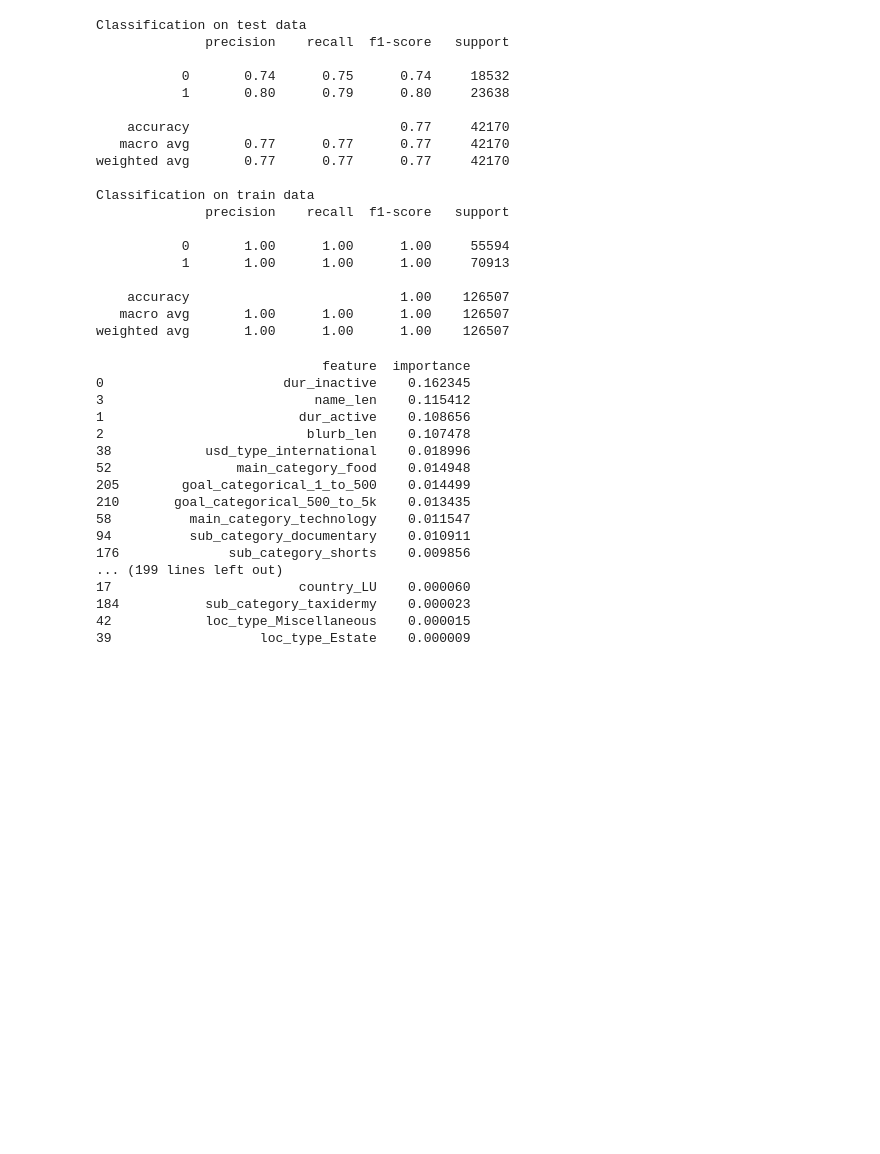
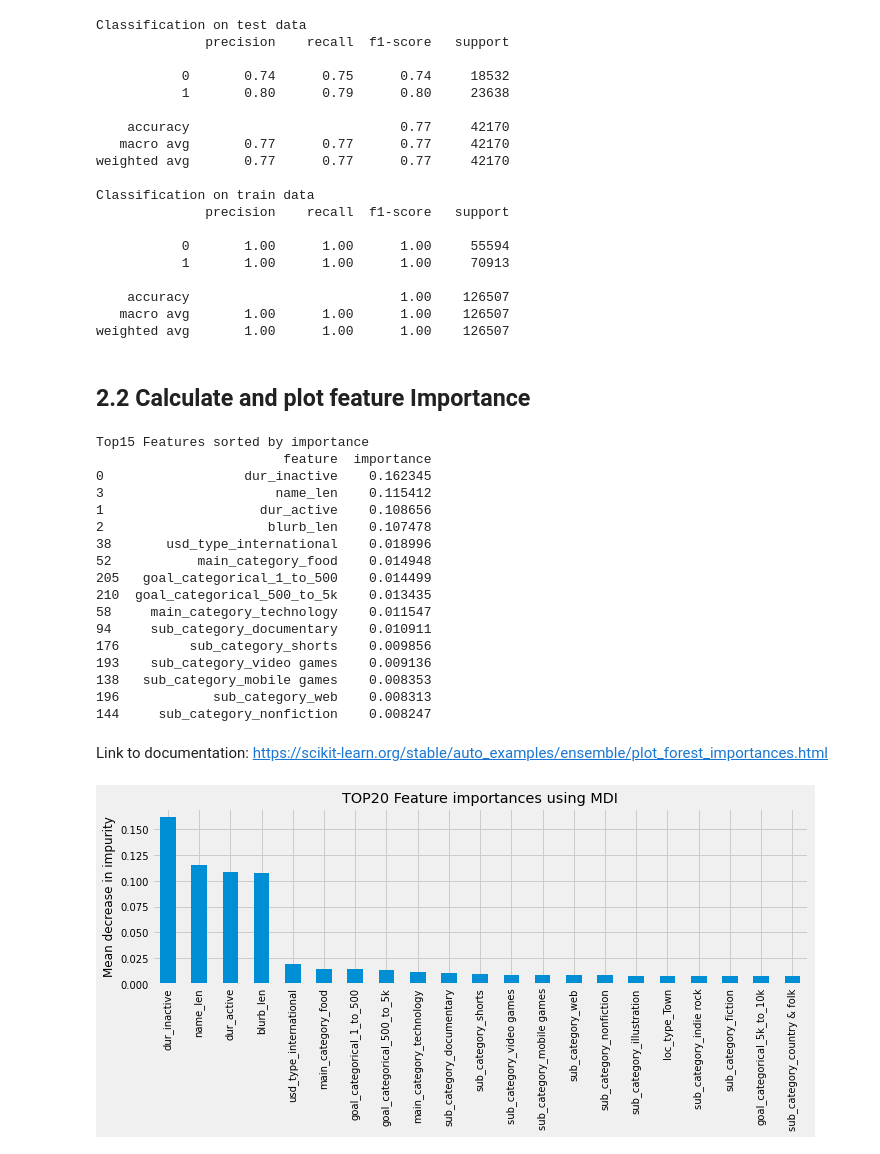
Before and after one commit to ChrisTheKnife/kick_it_like_beckham, a Jupyter notebook: Model_Random_Forest_CMM.ipynb, the cells around one changed output. Cells and saved outputs as stored; diff of their text form; code cells hidden in the pictures; blank space fills up the shorter version.

```diff
--- a/Model_Random_Forest_CMM.ipynb
+++ b/Model_Random_Forest_CMM.ipynb
@@ -315,25 +328,47 @@ weighted avg       1.00      1.00      1.00    126507
+# %% [markdown]
+## 2.2 Calculate and plot feature Importance
 # %%
 # Check feature importances
 
 fi_model = pd.DataFrame({'feature': features,
                    'importance': model.feature_importances_}).\
                     sort_values('importance', ascending = False)
-print(fi_model)
+
+print("Top15 Features sorted by importance")
+print(fi_model.head(15))
 # %% [output]
-                             feature  importance
-0                       dur_inactive    0.162345
-3                           name_len    0.115412
-1                         dur_active    0.108656
-2                          blurb_len    0.107478
-38            usd_type_international    0.018996
-52                main_category_food    0.014948
-205        goal_categorical_1_to_500    0.014499
-210       goal_categorical_500_to_5k    0.013435
-58          main_category_technology    0.011547
-94          sub_category_documentary    0.010911
-176              sub_category_shorts    0.009856
-... (199 lines left out)
-17                        country_LU    0.000060
-184           sub_category_taxidermy    0.000023
-42            loc_type_Miscellaneous    0.000015
-39                   loc_type_Estate    0.000009
+Top15 Features sorted by importance
+                        feature  importance
+0                  dur_inactive    0.162345
+3                      name_len    0.115412
+1                    dur_active    0.108656
+2                     blurb_len    0.107478
+38       usd_type_international    0.018996
+52           main_category_food    0.014948
+205   goal_categorical_1_to_500    0.014499
+210  goal_categorical_500_to_5k    0.013435
+58     main_category_technology    0.011547
+94     sub_category_documentary    0.010911
+176         sub_category_shorts    0.009856
+193    sub_category_video games    0.009136
+138   sub_category_mobile games    0.008353
+196            sub_category_web    0.008313
+144     sub_category_nonfiction    0.008247
+# %% [markdown]
+Link to documentation:
+https://scikit-learn.org/stable/auto_examples/ensemble/plot_forest_importances.html
+# %%
+feature_names = [f"feature {i}" for i in range(X.shape[1])]
+importances = model.feature_importances_
+# std = np.std([tree.feature_importances_ for tree in model.estimators_], axis=0)
+
+forest_importances_imp = pd.Series(importances, index=features)
+forest_importances_imp_top20 = forest_importances_imp.sort_values(ascending=False).iloc[0:21]
+
+fig, ax = plt.subplots(figsize=(10, 5))
+forest_importances_imp_top20.plot.bar(ax=ax)
+ax.set_title("TOP20 Feature importances using MDI")
+ax.set_ylabel("Mean decrease in impurity")
+fig.tight_layout()
+# %% [output]
+[figure, added]
```
Also changed, not shown: parts of 16 cells of this notebook, 1 other file.
